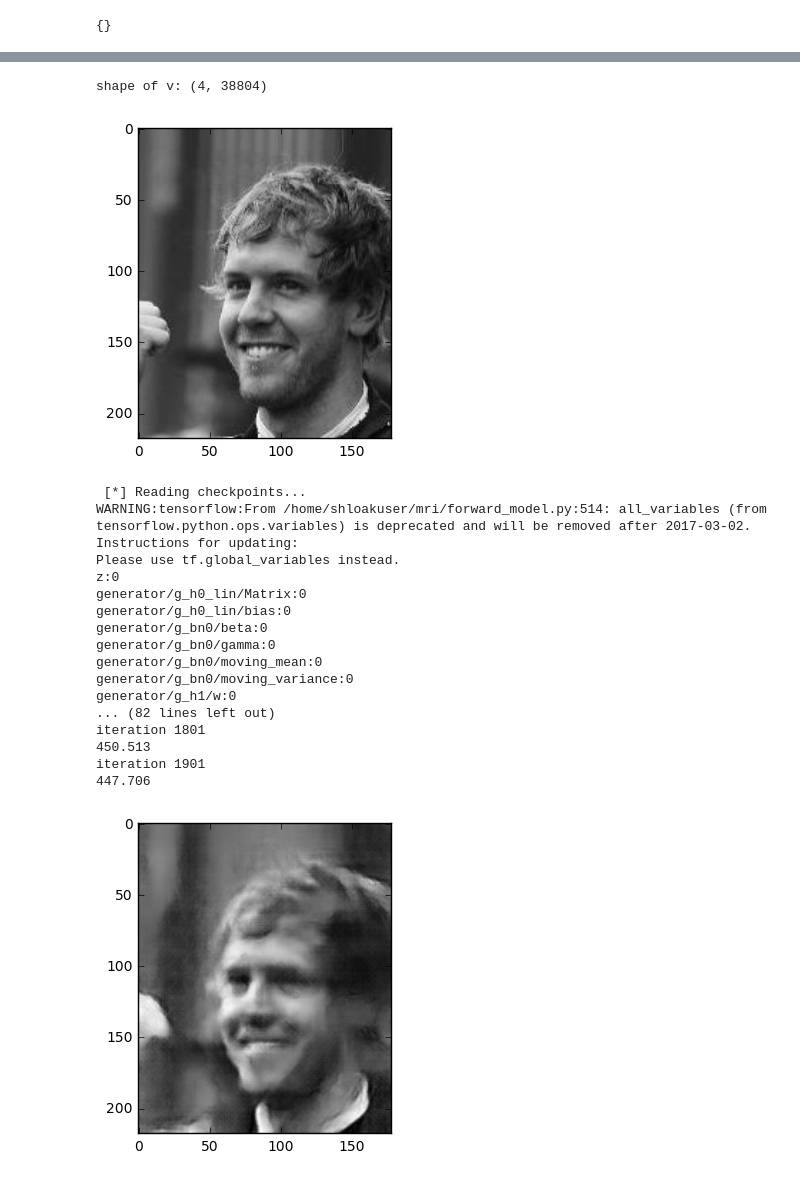
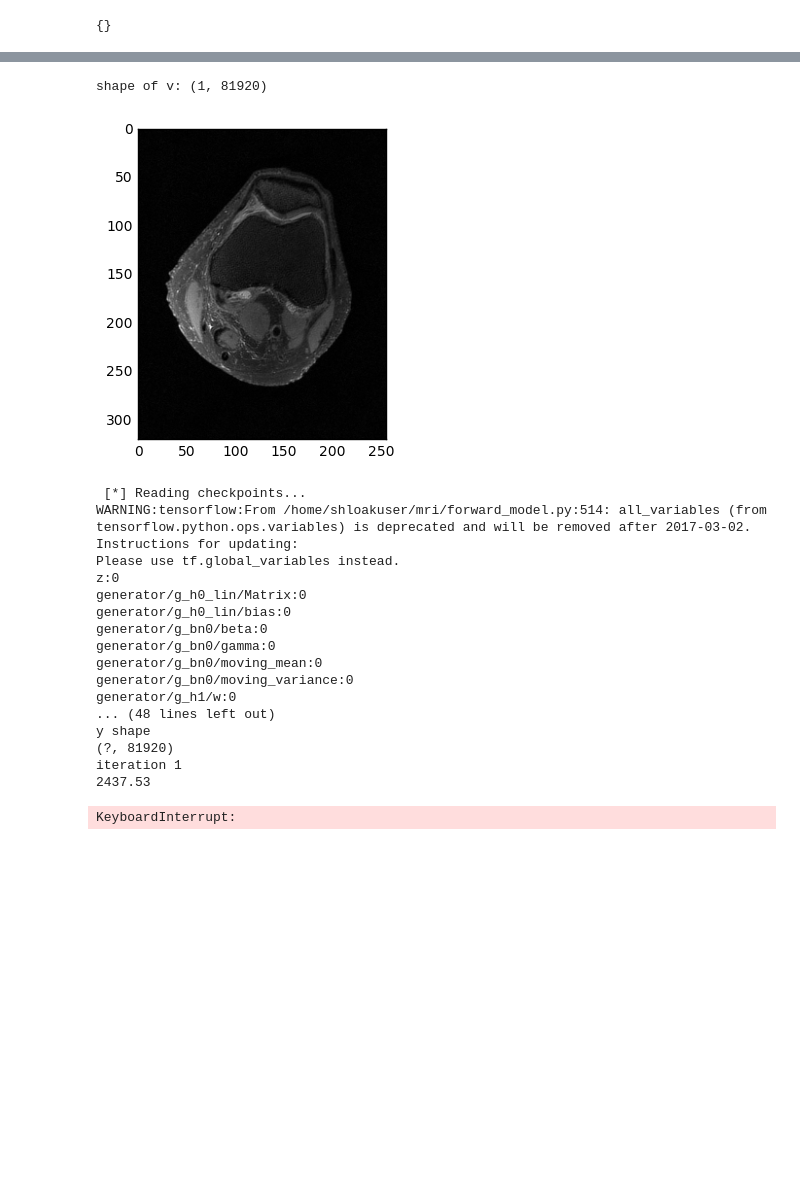
Before and after one commit to shloak/mri, a Jupyter notebook: reconstruction.ipynb, the cells around one changed output, grey strips where cells are left out. Cells and saved outputs as stored; diff of their text form; code cells hidden in the pictures; blank space fills up the shorter version.

```diff
--- a/reconstruction.ipynb
+++ b/reconstruction.ipynb
@@ -2,6 +2,8 @@
 import os
 import scipy.misc
 import numpy as np
+import cv2
+import ra
 
 from forward_model import DCGAN
 from utils import pp, visualize, to_json, show_all_variables
@@ -23,6 +25,9 @@ def show_images(images, cols = 1):
         plt.imshow(image, cmap='gray')
     fig.set_size_inches(np.array(fig.get_size_inches()) * n_images)
     plt.show()
+
+height = 320  # 320, 218
+width = 256   # 256, 178
 # %%
 #flags
 
@@ -63,11 +68,14 @@ run_config.gpu_options.allow_growth=True
 # %% [output]
 {}
 # %%
-data = glob("./img_align_celeba/*.jpg")[3005:3009]
-
+#data = glob("./img_align_celeba/*.jpg")[3005:3009]
+data = glob("./data/valid_img_slices/*.ra")
+#np.random.shuffle(data)
 
 sample_files = data[0:4]
-sample = [get_image_old1(sample_file, True) for sample_file in sample_files]
+#sample = [get_image_old1(sample_file, True) for sample_file in sample_files]
+#sample = [cv2.resize(s, dsize=(256, 320)) for s in sample]
+sample = [get_image_old2(sample_file) for sample_file in sample_files]
 # %%
 plt.imshow(sample[0], cmap ='gray')
 plt.show()
@@ -76,15 +84,18 @@ plt.show()
 # %%
-v = np.reshape(sample, (4, 218*178))
+#v = np.reshape(sample, (4, height*width))
+
+v = np.reshape(sample, (4, height*width))[3:4]
+
 # number of features per image (pixels including all channels)
 print('shape of v: {}'.format(v.shape))
 
 
 n = v.shape[1]
 # %% [output]
-shape of v: (4, 38804)
+shape of v: (1, 81920)
 # %%
 possible_ms = [10000, 100, 500, 1000, 2000, 5000, 6000]
-num_iter = 2000
+num_iter = 1300#2000
 compressed_images = []
 
 plt.imshow(sample[0], cmap='gray')
@@ -129,39 +140,47 @@ with tf.Session() as sess:
 
         # -----------------------------------
         # our_loss = tf.reduce_mean( tf.reduce_sum( (tf.matmul(tf.reshape(dcgan.G, [4, -1]) , A) - y_placeholder)**2, 1)) '''
 
         y_placeholder2 = tf.placeholder(tf.float32,[None,n])
-        our_loss = tf.reduce_mean(tf.reduce_sum((tf.reshape(dcgan.G, [4, -1]) - y_placeholder2)**2, 1))
-        lp = 50
-        lp_loss = tf.reduce_mean(tf.norm(y_placeholder2, ord=6, axis=1))
+        #our_loss = tf.reduce_mean(tf.reduce_sum((tf.reshape(dcgan.G, [4, -1]) - y_placeholder2)**2, 1))
+
+        print('dcgan shape')
+        print(np.shape(tf.reshape(dcgan.G, [4, -1])[0:1]))
+        print('y shape')
+        print(np.shape(y_placeholder2))
+
+        our_loss = tf.reduce_sum(((tf.reshape(dcgan.G, [4, -1])[3:4] - y_placeholder2)**2))
+        #lp = 50
+        #lp_loss = tf.reduce_mean(tf.norm(y_placeholder2, ord=6, axis=1))
         # -----------------------------------
 
-        z_optim = tf.train.AdamOptimizer(learning_rate=0.1).minimize(our_loss + lp * lp_loss, var_list=dcgan.z)
+        #z_optim = tf.train.AdamOptimizer(learning_rate=0.1).minimize(our_loss + lp * lp_loss, var_list=dcgan.z)
+        z_optim = tf.train.AdamOptimizer(learning_rate=0.1).minimize(our_loss, var_list=dcgan.z)
 
         opt_initializers   = [var.initializer for var in tf.global_variables() if 'Adam' in var.name]
         beta1_initializers = [var.initializer for var in tf.global_variables() if 'beta1_power' in var.name]
         beta2_initializers = [var.initializer for var in tf.global_variables() if 'beta2_power' in var.name]
 
         sess.run(opt_initializers)
         sess.run(beta1_initializers)
         sess.run(beta2_initializers)
 
         count = 0
         errors = []
 
         for i in range(num_iter):
             # a, closs, b = sess.run([z_optim, our_loss, dcgan.G],feed_dict={y_placeholder: y})
             a, closs, b = sess.run([z_optim, our_loss, dcgan.G],feed_dict={y_placeholder2: v})
             count += 1
             errors.append(closs)
             if np.mod(count, 100) == 1:
                 print('iteration {}'.format(count))
                 print(closs)
-        plt.imshow(b[0].reshape((218, 178)), cmap='gray')
+        plt.imshow(b[0].reshape((height, width)), cmap='gray')
         compressed_images.append(b)
         plt.show()
 # %% [output]
-[figure, old version]
+[figure, new version]
  [*] Reading checkpoints...
 WARNING:tensorflow:From /home/shloakuser/mri/forward_model.py:514: all_variables (from tensorflow.python.ops.variables) is deprecated and will be removed after 2017-03-02.
 Instructions for updating:
@@ -174,10 +193,10 @@ generator/g_bn0/gamma:0
 generator/g_bn0/moving_mean:0
 generator/g_bn0/moving_variance:0
 generator/g_h1/w:0
-... (82 lines left out)
-iteration 1801
-450.513
-iteration 1901
-447.706
+... (48 lines left out)
+y shape
+(?, 81920)
+iteration 1
+2437.53
-[figure, removed]
+KeyboardInterrupt:
 # %%
```
Also changed, not shown: parts of 6 cells of this notebook, 5 other files.
